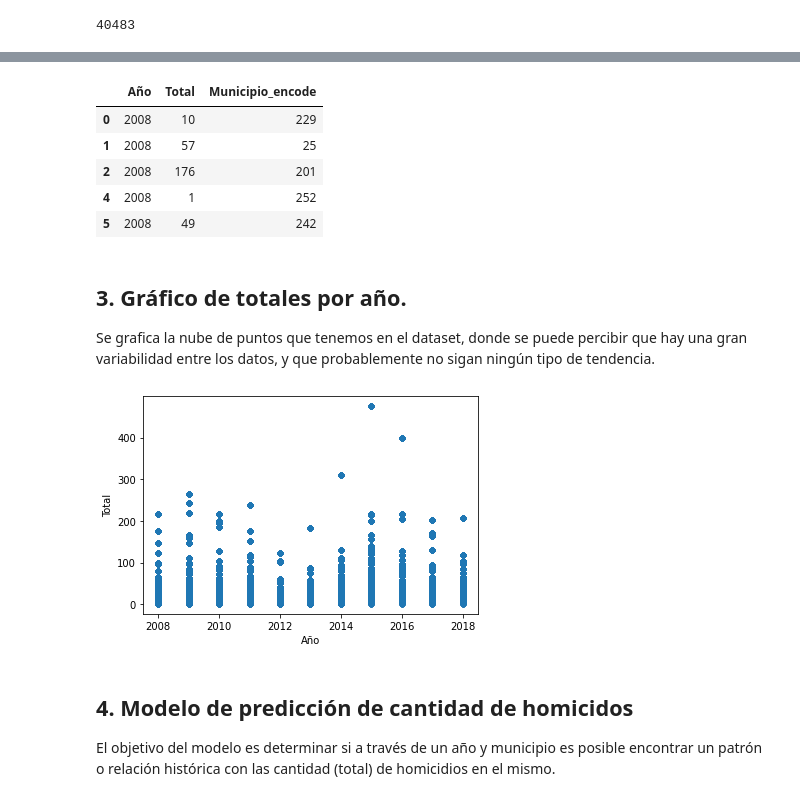
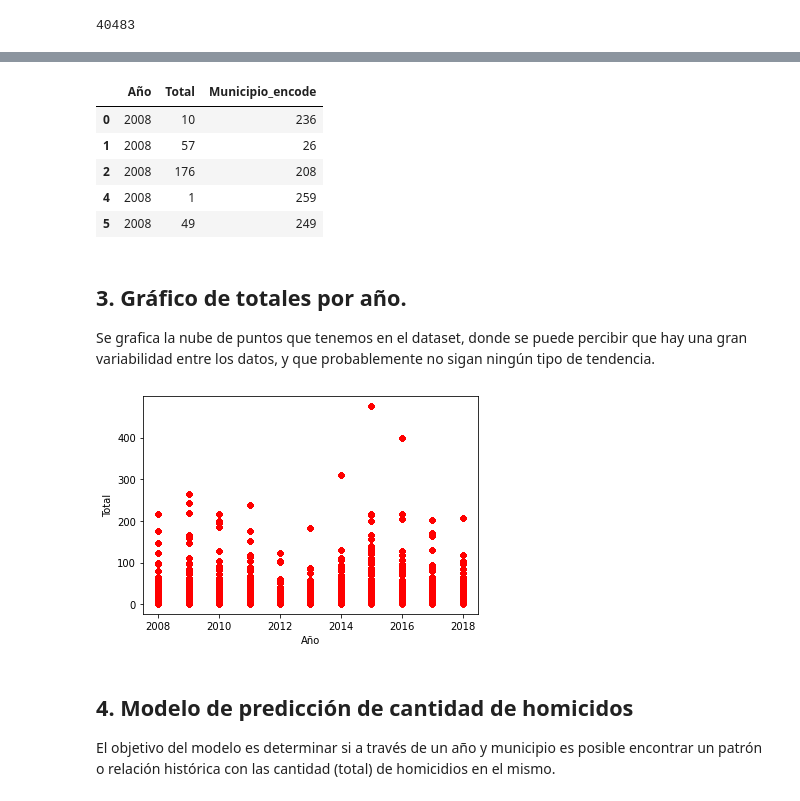
Before and after one commit to CesarRosales16/CrimeReporter-SV, a Jupyter notebook: Notebook/ModeloFinal.ipynb, the cells around one changed output, grey strips where cells are left out. Drawn from its saved outputs; the diff is of its cells as text; code cells hidden in the pictures.

Commit message:
modelo arreglado y se agrego la persitencia para el diccionario de los codigos de monicipios

```diff
--- a/Notebook/ModeloFinal.ipynb
+++ b/Notebook/ModeloFinal.ipynb
@@ -119,4 +189,0 @@ dtype: object
-# %%
-#Mapea el df asignando el codigo a los municipios que le corresponde
-df["Municipio_encode"] = df["Municipio"].cat.codes
-df.head(25)
@@ -146,0 +190,11 @@ print(municipiosDict)
+# %%
+# Se agrega el codigo de depto_mun para categorizar el municipio
+encodes_array = []
+for dm in df["dept_mun_str"]:
+  i = dept_mun_array.index(dm)
+  encodes_array.append(i)
+# %%
+# Se agrega la columna de valores de categorias al df
+encoded_series = pd.Series(encodes_array)
+df['Municipio_encode'] = encoded_series.values
+df.head()
@@ -147,23 +208,24 @@ print(municipiosDict)
 # %%
-#Eliminamos la columna municipio para el df final
-final_df = df.drop(['Municipio'], axis = 1, inplace=False)
+#Eliminamos la columna dept_mun_str para el df final y convertimos los tipos de datos
+final_df = df.drop(['dept_mun_str'], axis = 1, inplace=False)
+final_df = final_df.convert_dtypes()
 final_df.head()
 # %% [output]
 |  | Año | Total | Municipio_encode |
-| 0 | 2008 | 10 | 229 |
-| 1 | 2008 | 57 | 25 |
-| 2 | 2008 | 176 | 201 |
-| 4 | 2008 | 1 | 252 |
-| 5 | 2008 | 49 | 242 |
+| 0 | 2008 | 10 | 236 |
+| 1 | 2008 | 57 | 26 |
+| 2 | 2008 | 176 | 208 |
+| 4 | 2008 | 1 | 259 |
+| 5 | 2008 | 49 | 249 |
 # %% [markdown]
 ## **3. Gráfico de totales por año.**
 Se grafica la nube de puntos que tenemos en el dataset, donde se puede percibir que hay una gran variabilidad entre los datos, y que probablemente no sigan ningún tipo de tendencia.
 # %%
 # Graficamos el total de homicidios por año para evaluar la 'tendencia'
-final_df.plot(x ='Año', y='Total', kind = 'scatter')
+final_df.plot(x ='Año', y='Total', kind = 'scatter', color ="red")
 plt.show()
 # %% [output]
-[figure, old version]
+[figure, new version]
 # %% [markdown]
 ## **4. Modelo de predicción de cantidad de homicidos**
 El objetivo del modelo es determinar si a través de un año y municipio es posible encontrar un patrón o relación histórica con las cantidad (total) de homicidios en el mismo.
```
Also changed, not shown: parts of 30 cells of this notebook, 3 other files.
